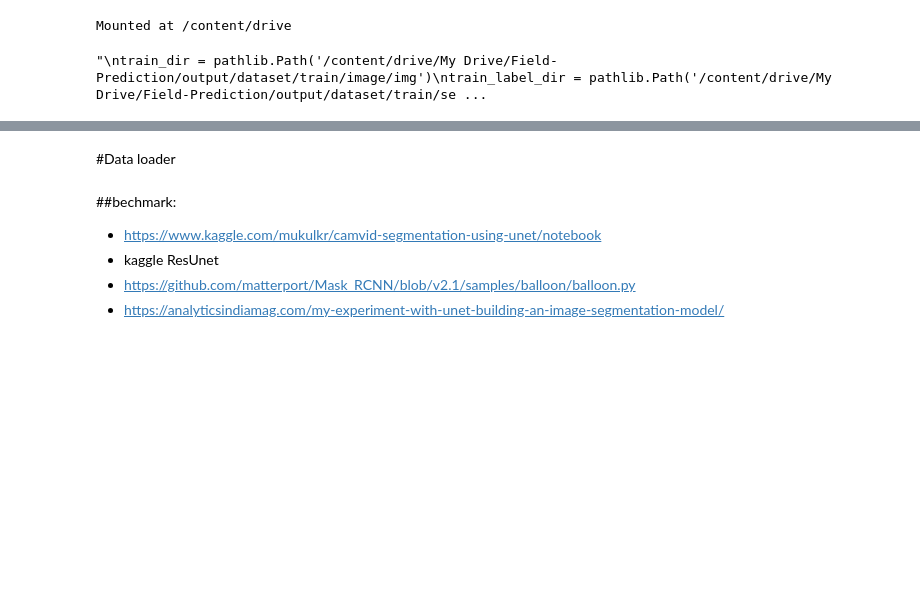
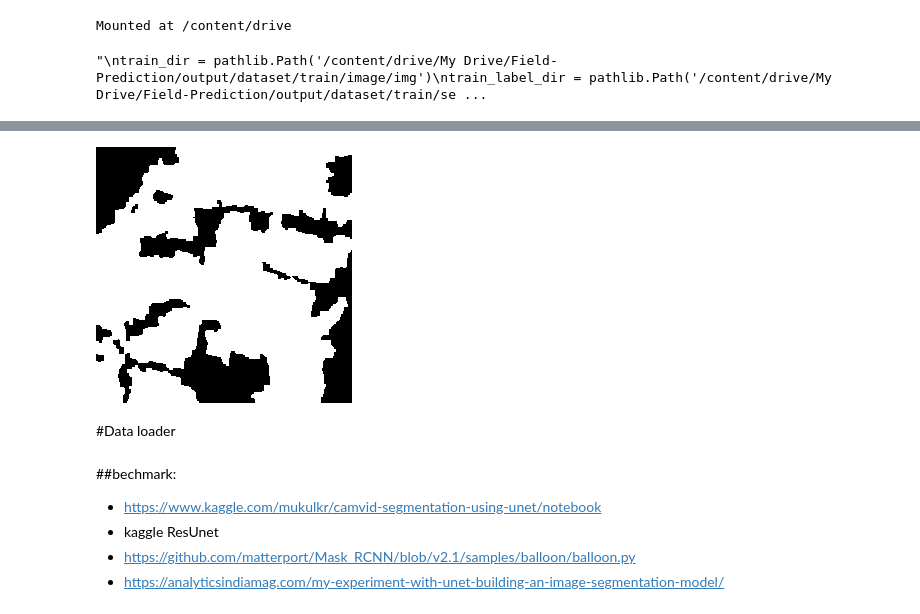
Before and after one commit to asahazmy/Field-prediction, a Jupyter notebook: Field_prediction.ipynb, the cells around one changed output, grey strips where cells are left out. Drawn from its saved outputs; the diff is of its cells as text; code cells hidden in the pictures; blank space fills up the shorter version.

```diff
--- a/Field_prediction.ipynb
+++ b/Field_prediction.ipynb
@@ -113,3 +131,8 @@ PIL.Image.open(str(gambar[15]))
+# %%
+mask_test = list(mask_dir.glob('*.png'))
+PIL.Image.open(str(mask_test[50]))
+# %% [output]
+[figure, added]
 # %% [markdown]
 #Data loader
 # %% [markdown]
```
Also changed, not shown: parts of 8 cells of this notebook.
